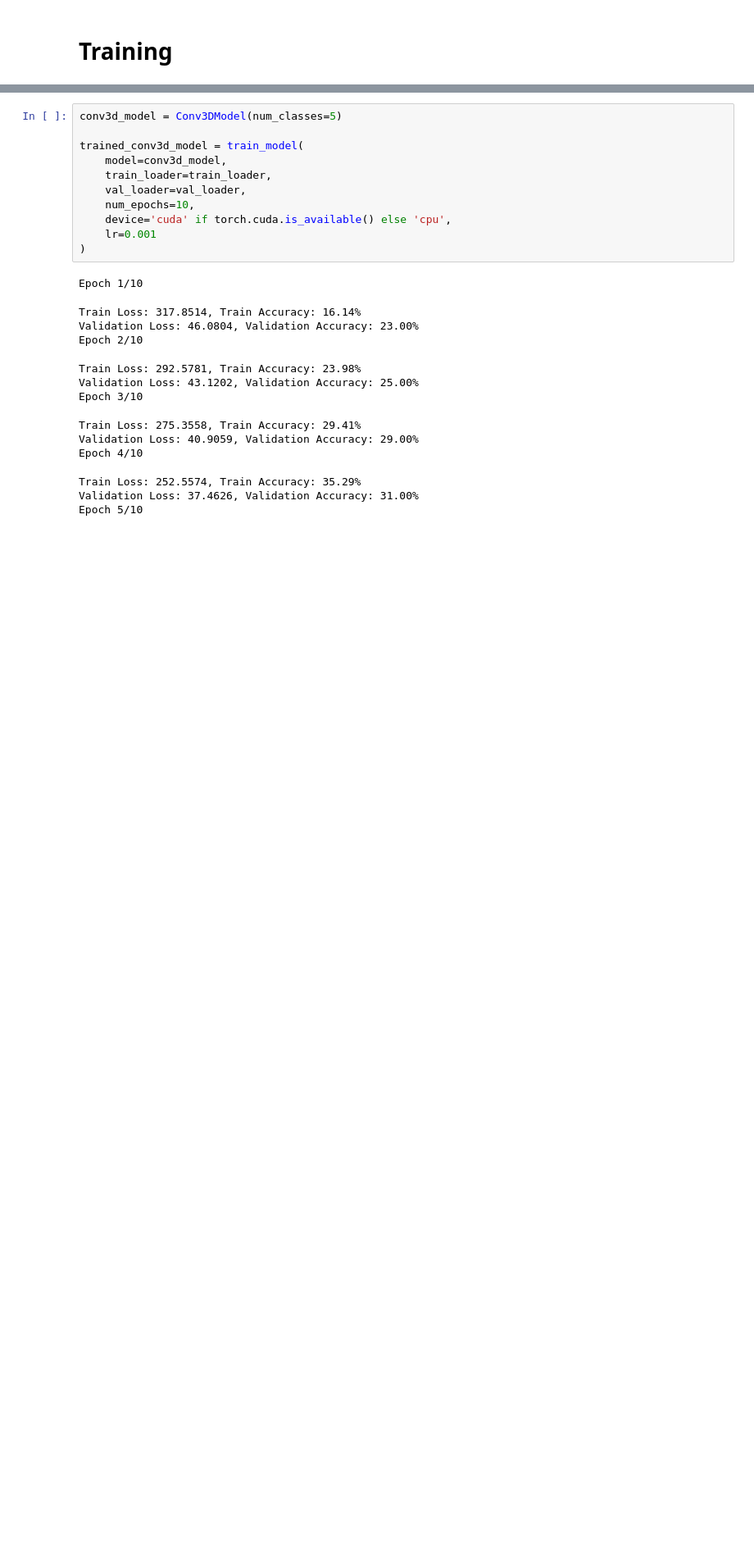
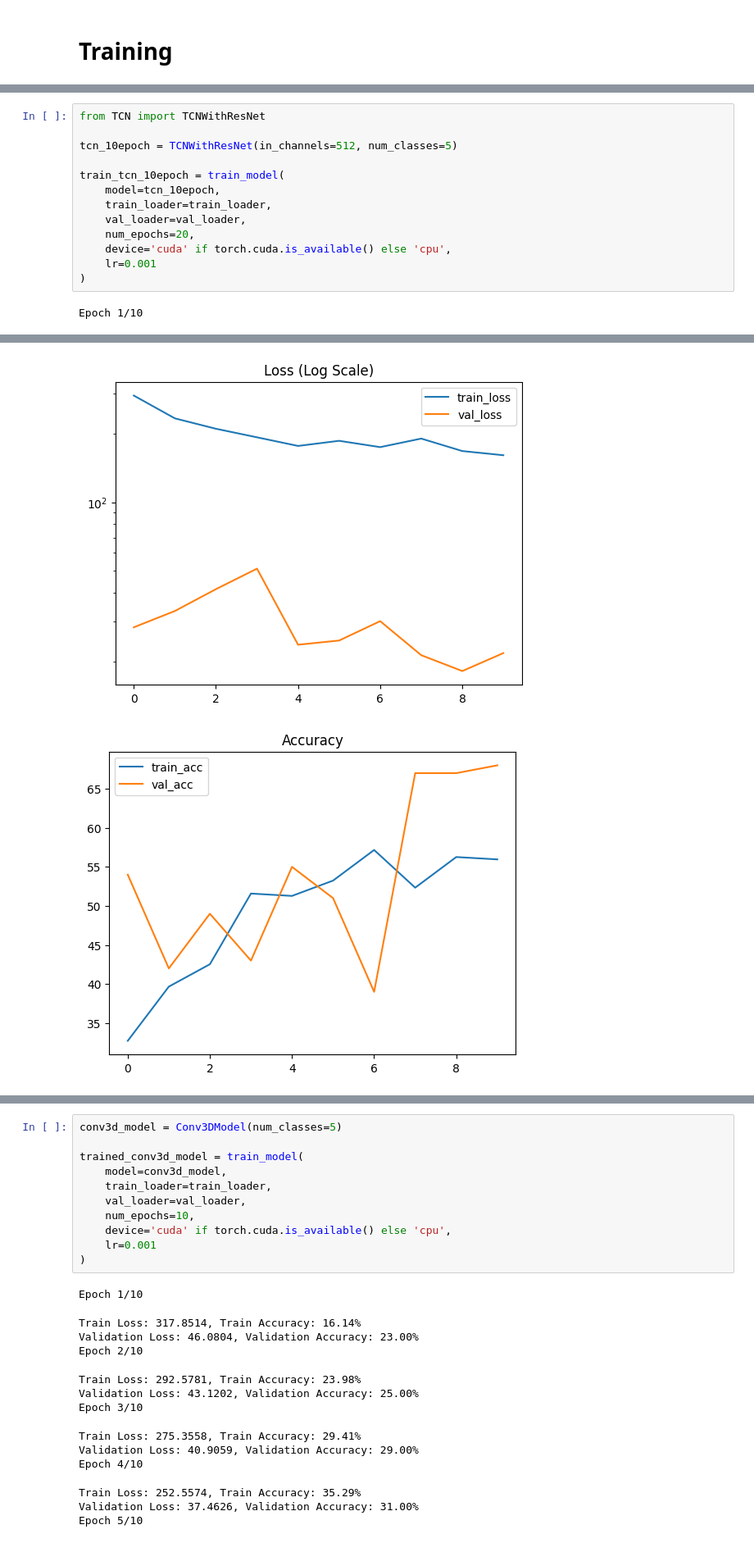
Before and after one commit to xzxzlala/Deep-Learning-Team-Project, a Jupyter notebook: final-project.ipynb, the cells around one changed output, grey strips where cells are left out. Shown at 82% size. Saved outputs shown, nothing was run; the diff lists cells and outputs as text; blank space fills up the shorter version.

```diff
--- a/final-project.ipynb
+++ b/final-project.ipynb
@@ -450,0 +980,15 @@ def train_model(model, train_loader, val_loader=None, num_epochs=10, device='cud
+# %%
+from TCN import TCNWithResNet
+
+tcn_10epoch = TCNWithResNet(in_channels=512, num_classes=5)
+
+train_tcn_10epoch = train_model(
+    model=tcn_10epoch,
+    train_loader=train_loader,
+    val_loader=val_loader,
+    num_epochs=20,
+    device='cuda' if torch.cuda.is_available() else 'cpu',
+    lr=0.001
+)
+# %% [output]
+Epoch 1/10
@@ -450,0 +1032,2 @@ def train_model(model, train_loader, val_loader=None, num_epochs=10, device='cud
+[figure, added]
+[figure, added]
```
Also changed, not shown: parts of 20 cells of this notebook, 4 other files.
